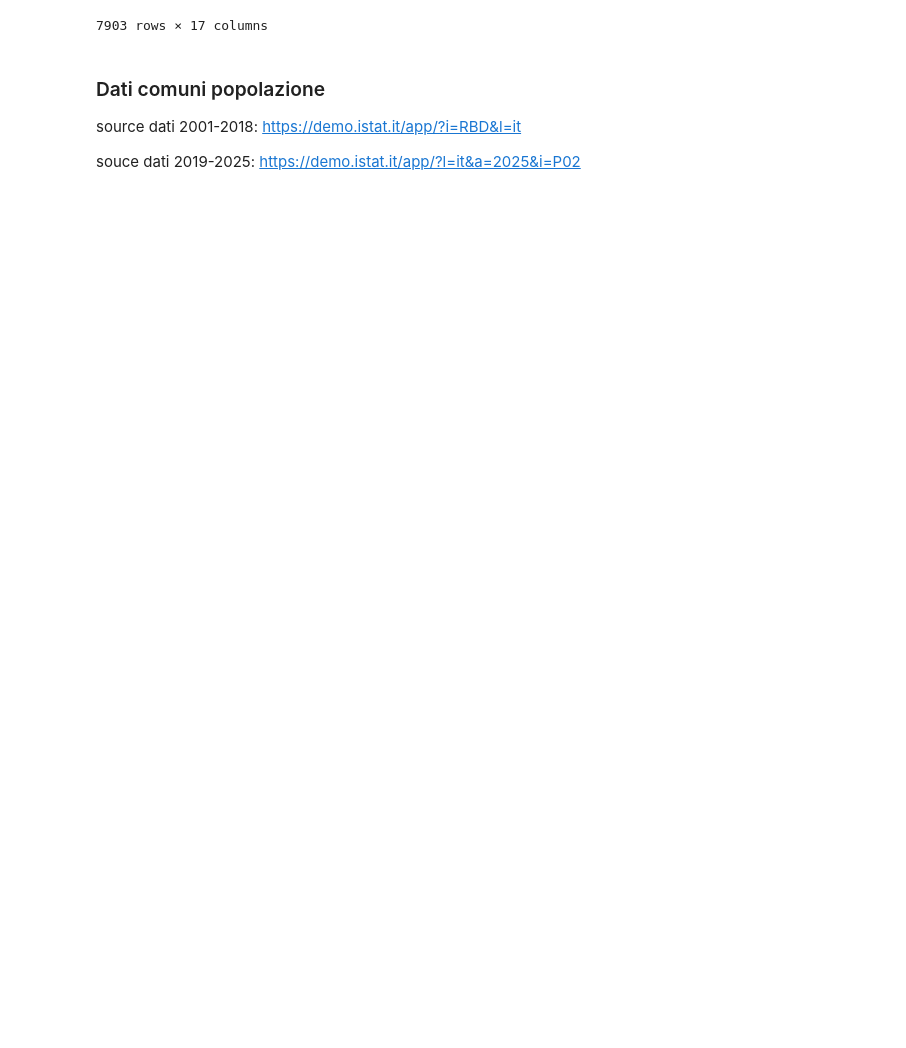
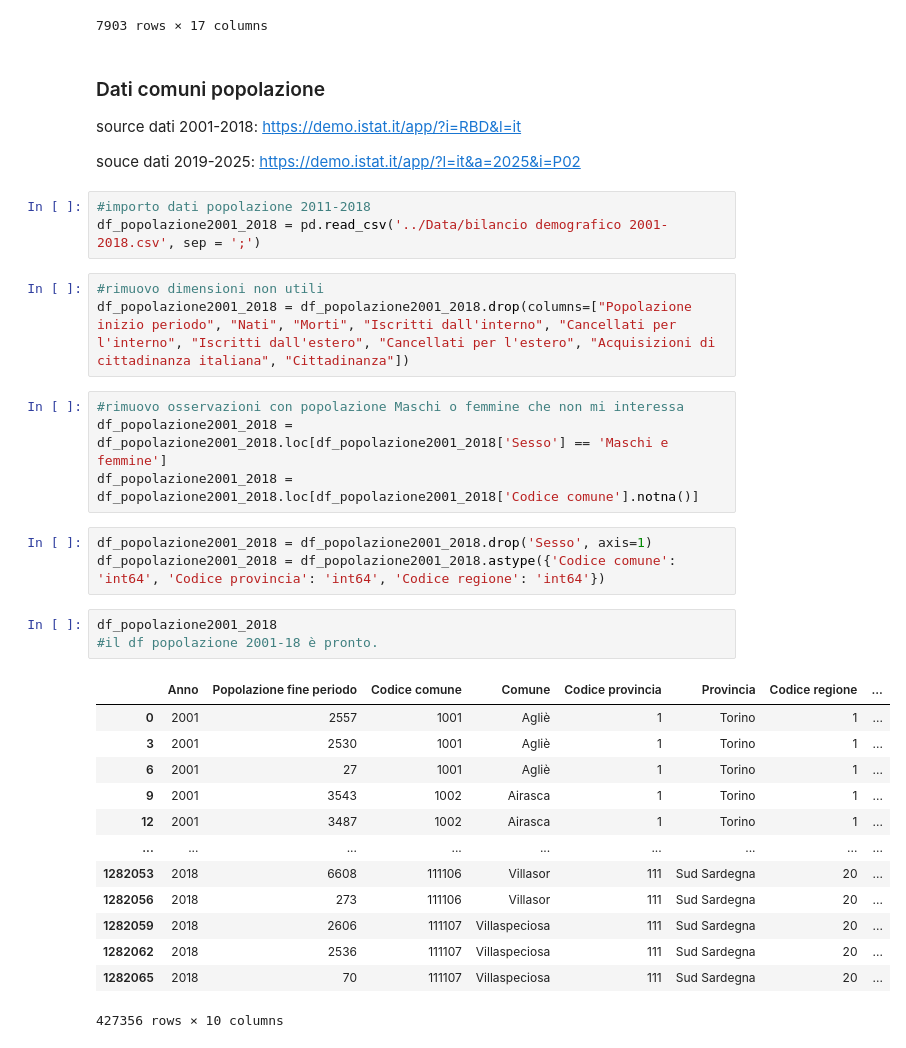
Before and after one commit to giuliocipone-lang/Boolean_capstone_project, a Jupyter notebook: sandbox/notebook1.ipynb, the cells around one changed output. Saved outputs shown, nothing was run; the diff lists cells and outputs as text; blank space fills up the shorter version.

```diff
--- a/sandbox/notebook1.ipynb
+++ b/sandbox/notebook1.ipynb
@@ -235,3 +235,33 @@ df_comuniNomeSuperficie
 source dati 2001-2018: https://demo.istat.it/app/?i=RBD&l=it
 
 souce dati 2019-2025: https://demo.istat.it/app/?l=it&a=2025&i=P02
+# %%
+#importo dati popolazione 2011-2018
+df_popolazione2001_2018 = pd.read_csv('../Data/bilancio demografico 2001-2018.csv', sep = ';')
+# %%
+#rimuovo dimensioni non utili
+df_popolazione2001_2018 = df_popolazione2001_2018.drop(columns=["Popolazione inizio periodo", "Nati", "Morti", "Iscritti dall'interno", "Cancellati per l'interno", "Iscritti dall'estero", "Cancellati per l'estero", "Acquisizioni di cittadinanza italiana", "Cittadinanza"])
+# %%
+#rimuovo osservazioni con popolazione Maschi o femmine che non mi interessa
+df_popolazione2001_2018 = df_popolazione2001_2018.loc[df_popolazione2001_2018['Sesso'] == 'Maschi e femmine']
+df_popolazione2001_2018 = df_popolazione2001_2018.loc[df_popolazione2001_2018['Codice comune'].notna()]
+# %%
+df_popolazione2001_2018 = df_popolazione2001_2018.drop('Sesso', axis=1)
+df_popolazione2001_2018 = df_popolazione2001_2018.astype({'Codice comune': 'int64', 'Codice provincia': 'int64', 'Codice regione': 'int64'})
+# %%
+df_popolazione2001_2018
+#il df popolazione 2001-18 è pronto.
+# %% [output]
+|  | Anno | Popolazione fine periodo | Codice comune | Comune | Codice provincia | Provincia | Codice regione | ... |
+| 0 | 2001 | 2557 | 1001 | Agliè | 1 | Torino | 1 | ... |
+| 3 | 2001 | 2530 | 1001 | Agliè | 1 | Torino | 1 | ... |
+| 6 | 2001 | 27 | 1001 | Agliè | 1 | Torino | 1 | ... |
+| 9 | 2001 | 3543 | 1002 | Airasca | 1 | Torino | 1 | ... |
+| 12 | 2001 | 3487 | 1002 | Airasca | 1 | Torino | 1 | ... |
+| ... | ... | ... | ... | ... | ... | ... | ... | ... |
+| 1282053 | 2018 | 6608 | 111106 | Villasor | 111 | Sud Sardegna | 20 | ... |
+| 1282056 | 2018 | 273 | 111106 | Villasor | 111 | Sud Sardegna | 20 | ... |
+| 1282059 | 2018 | 2606 | 111107 | Villaspeciosa | 111 | Sud Sardegna | 20 | ... |
+| 1282062 | 2018 | 2536 | 111107 | Villaspeciosa | 111 | Sud Sardegna | 20 | ... |
+| 1282065 | 2018 | 70 | 111107 | Villaspeciosa | 111 | Sud Sardegna | 20 | ... |
+427356 rows × 10 columns
```
